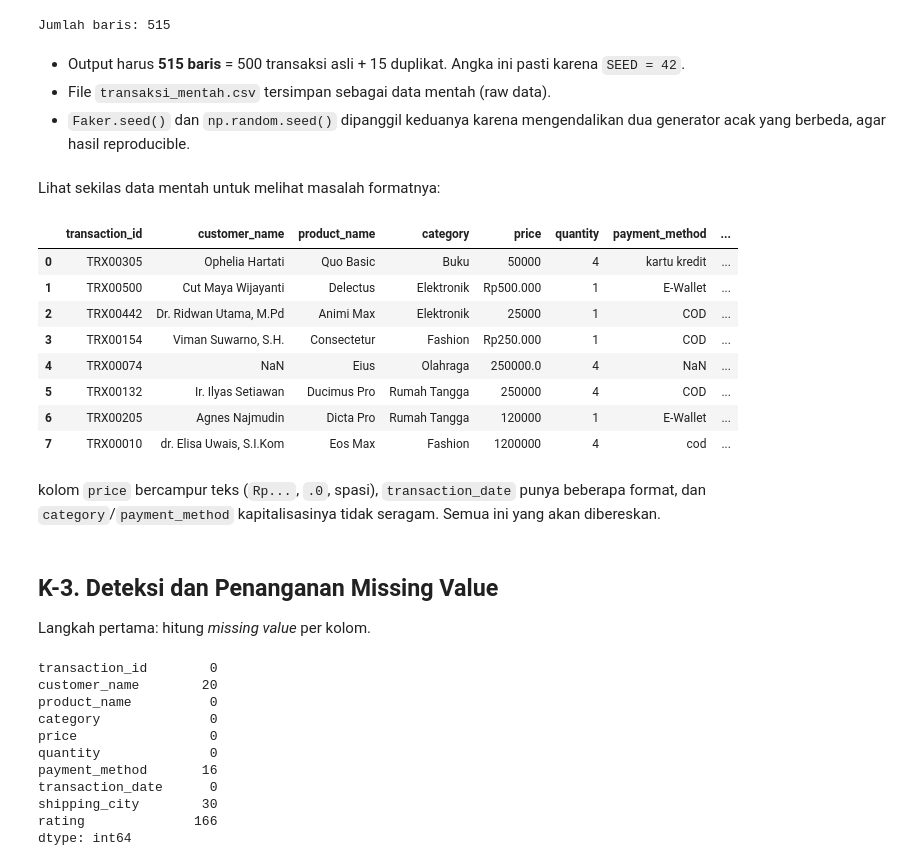
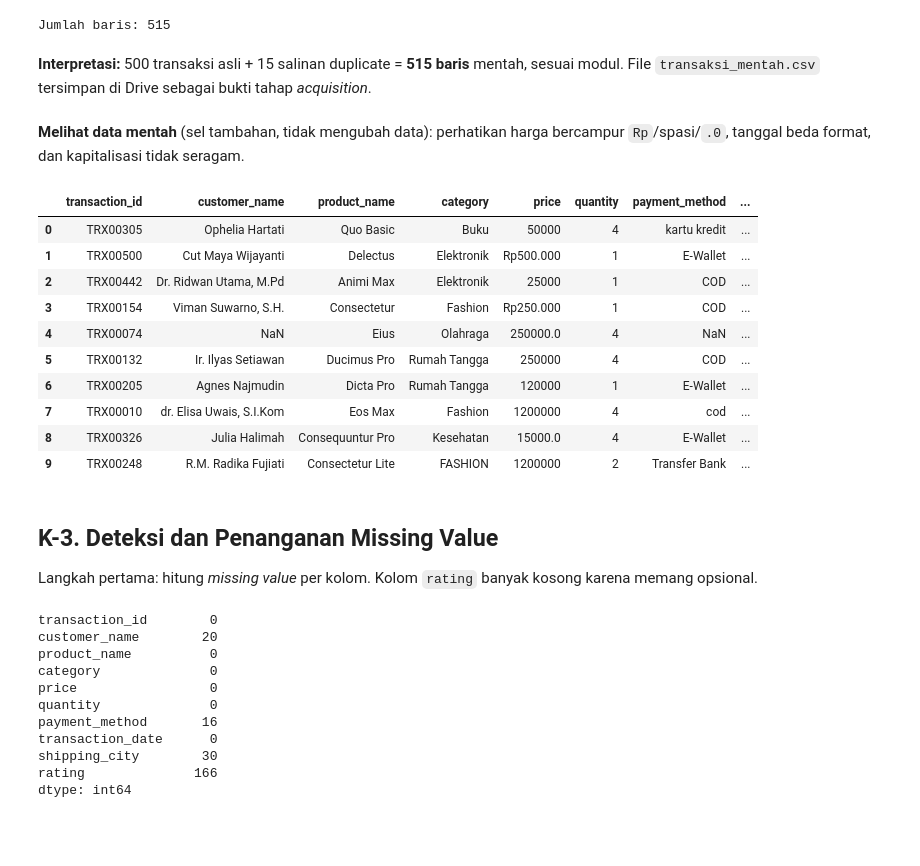
Before and after one commit to vi-xoxo/BigData26_KelasB_2311533010_Irgi-Fatihul-Ihsan, a Jupyter notebook: Praktikum2/BD_KELAS_B_PO2_2311533010_IRGI_FATIHUL_IHSAN.ipynb, the cells around one changed output. Drawn from its saved outputs; the diff is of its cells as text; code cells hidden in the pictures; blank space fills up the shorter version.

```diff
--- a/Praktikum2/BD_KELAS_B_PO2_2311533010_IRGI_FATIHUL_IHSAN.ipynb
+++ b/Praktikum2/BD_KELAS_B_PO2_2311533010_IRGI_FATIHUL_IHSAN.ipynb
@@ -100,29 +97,27 @@ df.to_csv("transaksi_mentah.csv", index=False)
 print("Jumlah baris:", len(df))
 # %% [output]
 Jumlah baris: 515
-# %% [markdown]
-- Output harus **515 baris** = 500 transaksi asli + 15 duplikat. Angka ini pasti karena `SEED = 42`.
-- File `transaksi_mentah.csv` tersimpan sebagai data mentah (raw data).
-- `Faker.seed()` dan `np.random.seed()` dipanggil keduanya karena mengendalikan dua generator acak yang berbeda, agar hasil reproducible.
-# %% [markdown]
-Lihat sekilas data mentah untuk melihat masalah formatnya:
+# %% [markdown]
+**Interpretasi:** 500 transaksi asli + 15 salinan duplicate = **515 baris** mentah, sesuai modul. File `transaksi_mentah.csv` tersimpan di Drive sebagai bukti tahap *acquisition*.
+# %% [markdown]
+**Melihat data mentah** (sel tambahan, tidak mengubah data): perhatikan harga bercampur `Rp`/spasi/`.0`, tanggal beda format, dan kapitalisasi tidak seragam.
 # %%
-df.head(8)
+df.head(10)
 # %% [output]
 |  | transaction_id | customer_name | product_name | category | price | quantity | payment_method | ... |
 | 0 | TRX00305 | Ophelia Hartati | Quo Basic | Buku | 50000 | 4 | kartu kredit | ... |
 | 1 | TRX00500 | Cut Maya Wijayanti | Delectus | Elektronik | Rp500.000 | 1 | E-Wallet | ... |
 | 2 | TRX00442 | Dr. Ridwan Utama, M.Pd | Animi Max | Elektronik | 25000 | 1 | COD | ... |
 | 3 | TRX00154 | Viman Suwarno, S.H. | Consectetur | Fashion | Rp250.000 | 1 | COD | ... |
 | 4 | TRX00074 | NaN | Eius | Olahraga | 250000.0 | 4 | NaN | ... |
 | 5 | TRX00132 | Ir. Ilyas Setiawan | Ducimus Pro | Rumah Tangga | 250000 | 4 | COD | ... |
 | 6 | TRX00205 | Agnes Najmudin | Dicta Pro | Rumah Tangga | 120000 | 1 | E-Wallet | ... |
 | 7 | TRX00010 | dr. Elisa Uwais, S.I.Kom | Eos Max | Fashion | 1200000 | 4 | cod | ... |
+| 8 | TRX00326 | Julia Halimah | Consequuntur Pro | Kesehatan | 15000.0 | 4 | E-Wallet | ... |
+| 9 | TRX00248 | R.M. Radika Fujiati | Consectetur Lite | FASHION | 1200000 | 2 | Transfer Bank | ... |
-# %% [markdown]
-kolom `price` bercampur teks (`Rp...`, `.0`, spasi), `transaction_date` punya beberapa format, dan `category`/`payment_method` kapitalisasinya tidak seragam. Semua ini yang akan dibereskan.
 # %% [markdown]
 ## K-3. Deteksi dan Penanganan Missing Value
-Langkah pertama: hitung *missing value* per kolom.
+Langkah pertama: hitung *missing value* per kolom. Kolom `rating` banyak kosong karena memang opsional.
 # %%
 print(df.isnull().sum())
 # %% [output]
```
Also changed, not shown: parts of 88 cells of this notebook.
